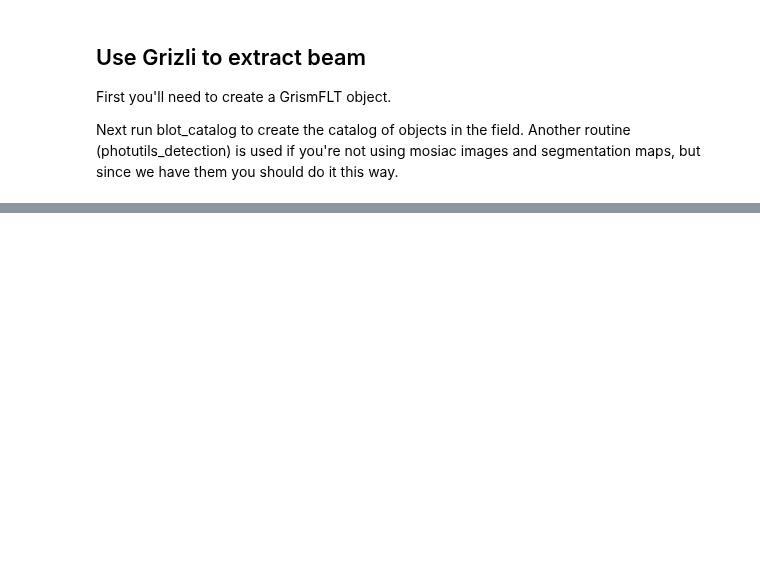
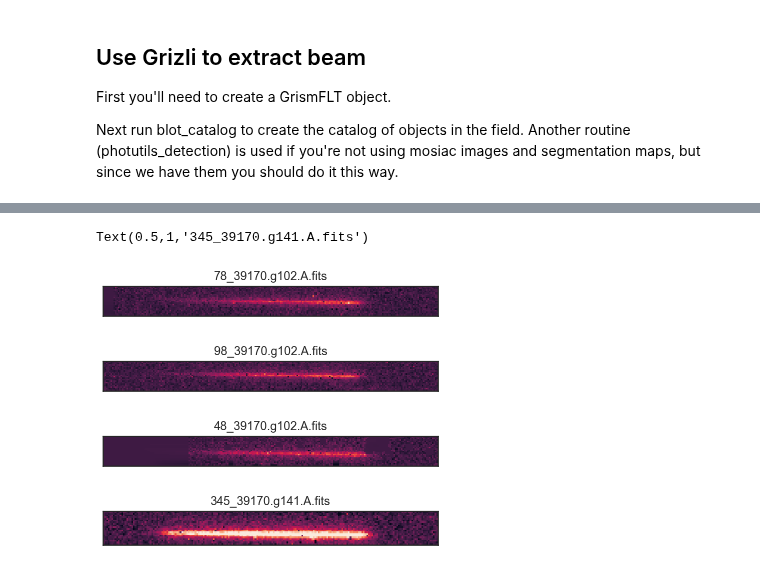
Before and after one commit to ivastar/clear, a Jupyter notebook: notebooks/forward_modeling/Extract_beam.ipynb, the cells around one changed output, grey strips where cells are left out. Drawn from its saved outputs; the diff is of its cells as text; code cells hidden in the pictures; blank space fills up the shorter version.

```diff
--- a/notebooks/forward_modeling/Extract_beam.ipynb
+++ b/notebooks/forward_modeling/Extract_beam.ipynb
@@ -291,0 +157,24 @@ mb.write_master_fits(verbose=False)
+# %%
+## G102 cutouts
+for i in glob('*.g102*'):
+    g102_beam = model.BeamCutout(fits_file=i)
+    plt.figure()
+    plt.imshow(g102_beam.grism.data['SCI']- g102_beam.contam, vmin = -0.1, vmax=0.5)
+    plt.xticks([])
+    plt.yticks([])
+    plt.title(i)
+
+
+## G141 cutout
+g141_beam = model.BeamCutout(fits_file='345_39170.g141.A.fits')
+plt.figure()
+plt.imshow(g141_beam.grism.data['SCI']- g141_beam.contam, vmin = -0.1, vmax=0.5)
+plt.xticks([])
+plt.yticks([])
+plt.title('345_39170.g141.A.fits')
+# %% [output]
+Text(0.5,1,'345_39170.g141.A.fits')
+[figure, added]
+[figure, added]
+[figure, added]
+[figure, added]
```
Also changed, not shown: parts of 24 cells of this notebook, 1 other file.
